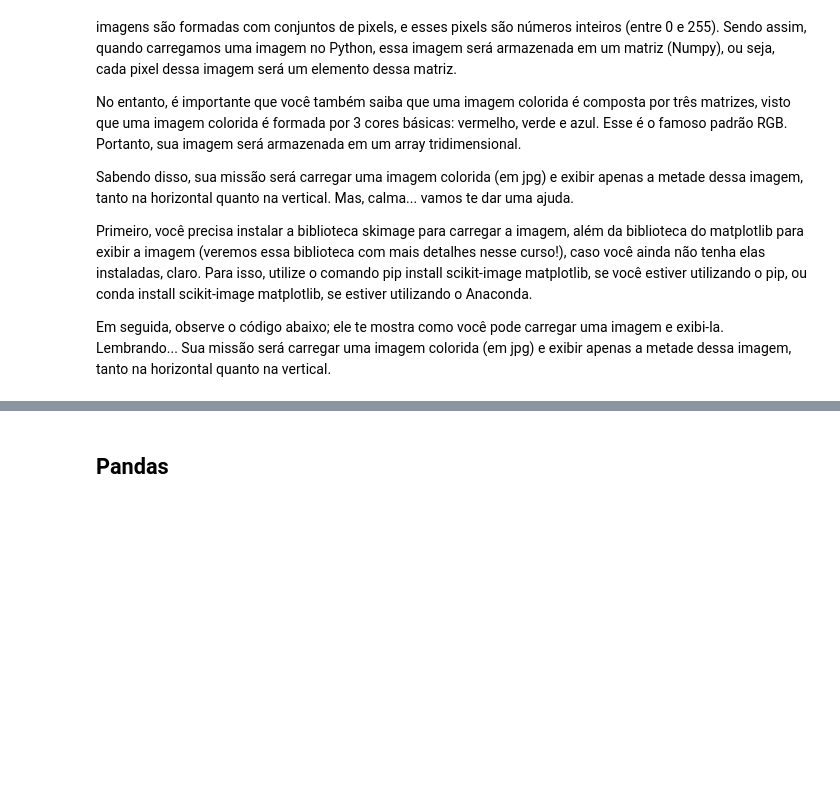
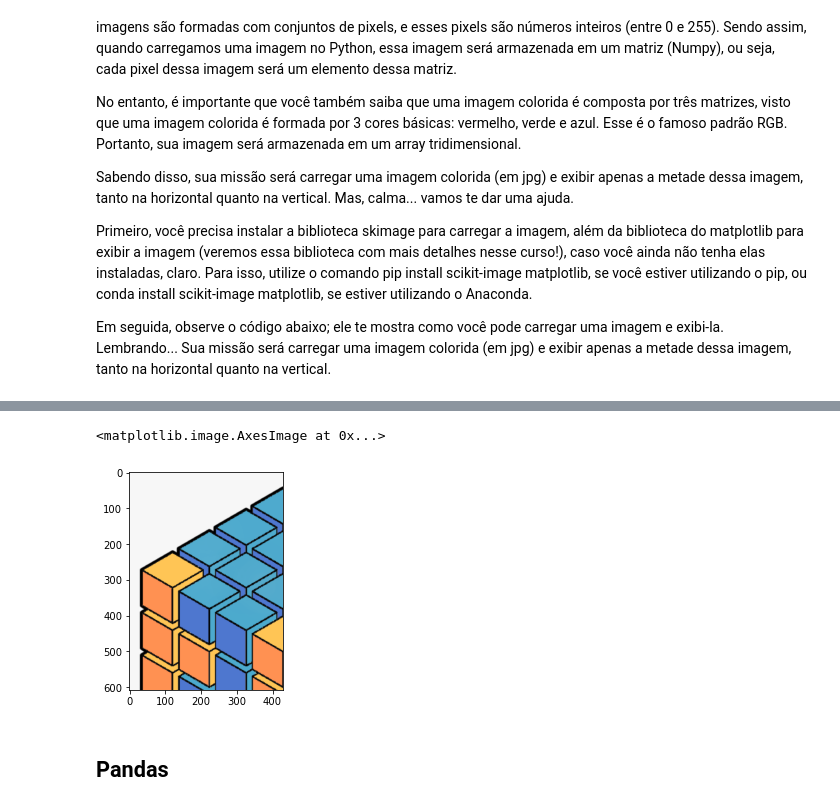
Before and after one commit to gustavolasmar/DS-Stone, a Jupyter notebook: notebooks/Aula 3 - Exercícios.ipynb, the cells around one changed output, grey strips where cells are left out. Cells and saved outputs as stored; diff of their text form; code cells hidden in the pictures; blank space fills up the shorter version.

```diff
--- a/notebooks/Aula 3 - Exercícios.ipynb
+++ b/notebooks/Aula 3 - Exercícios.ipynb
@@ -32,3 +173,8 @@ plt.imshow(img) # Exibição da imagem
+# %%
+plt.imshow(img[:img.shape[0]//2, :img.shape[1]//2])
+# %% [output]
+<matplotlib.image.AxesImage at 0x...>
+[figure, added]
 # %% [markdown]
 ## Pandas
 # %% [markdown]
```
Also changed, not shown: parts of 86 cells of this notebook.
